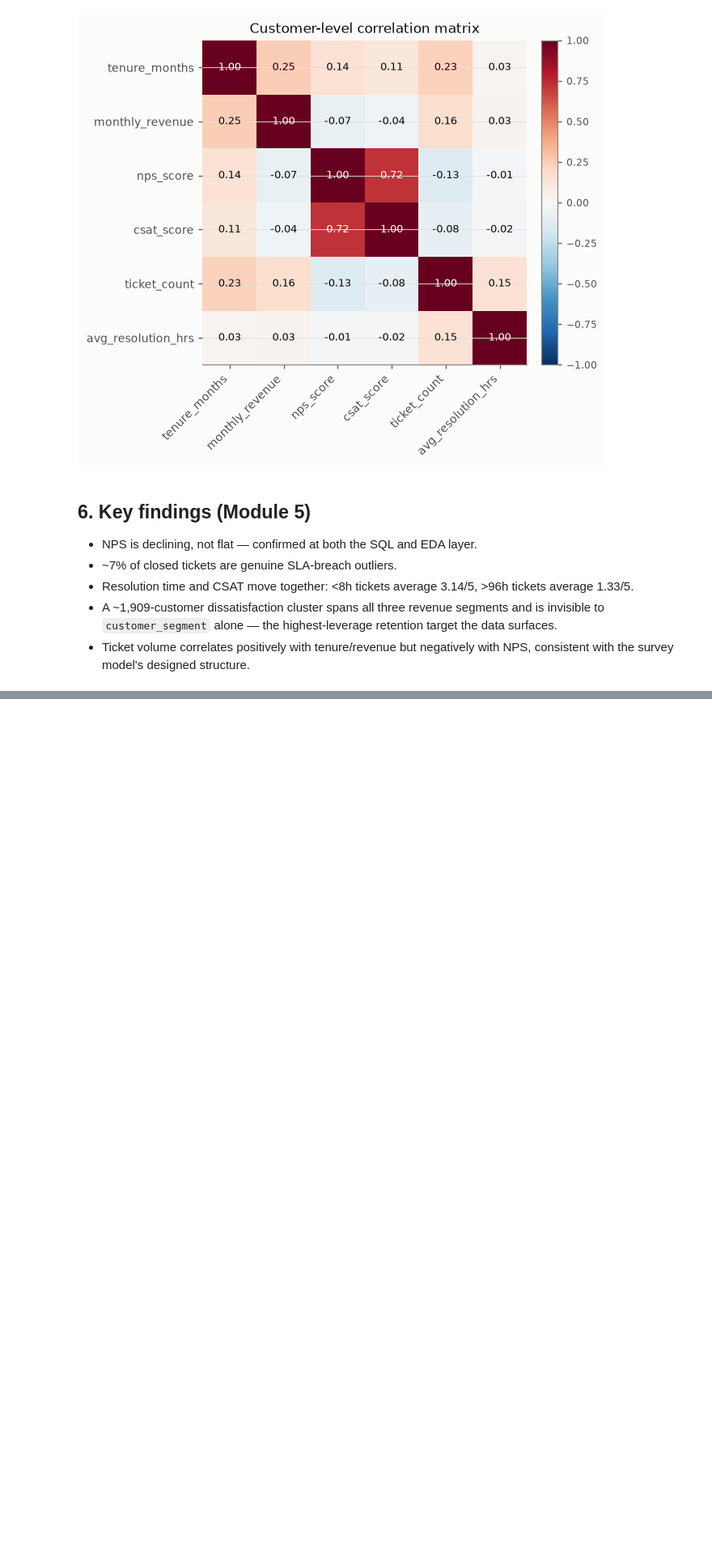
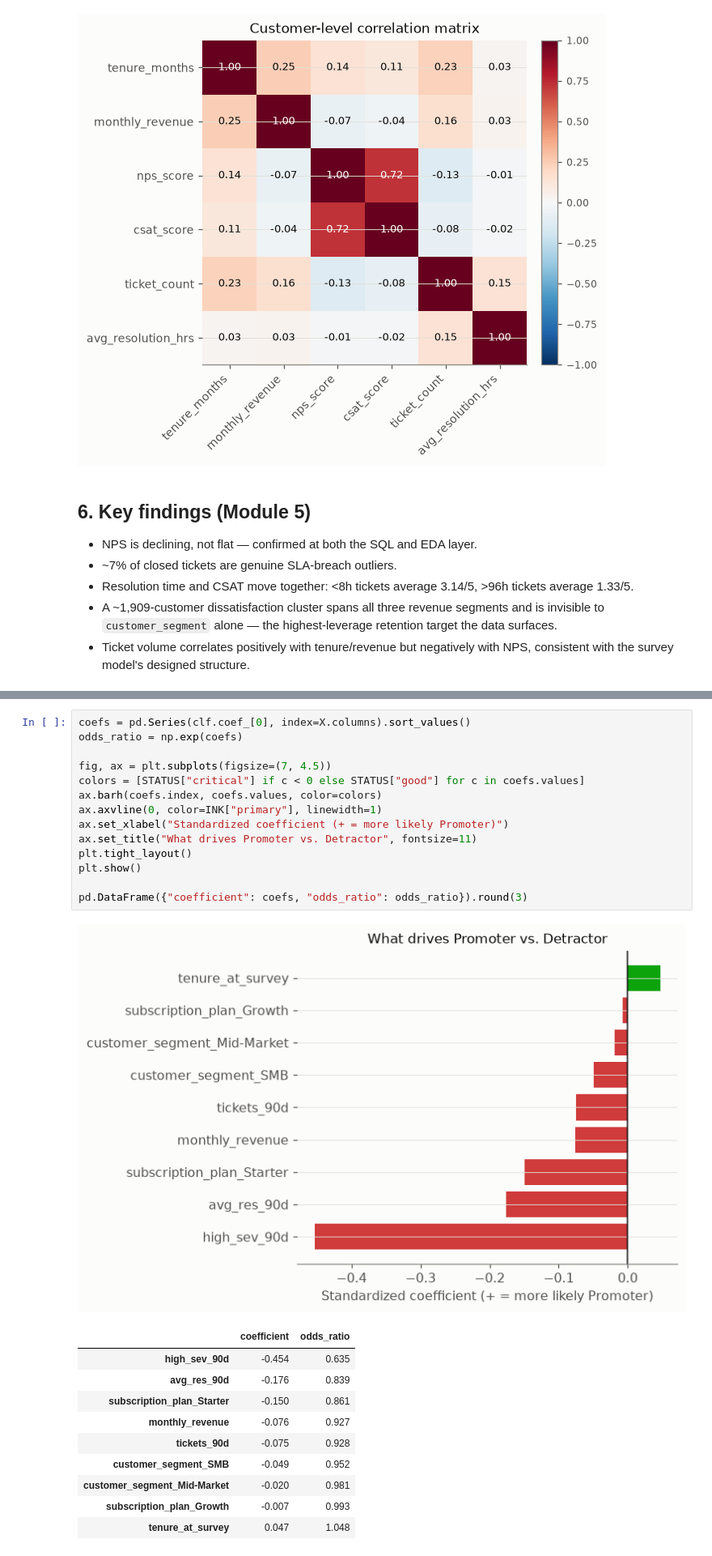
Before and after one commit to Quantique-Realm/VoiceIQ, a Jupyter notebook: notebooks/03_customer_insights.ipynb, the cells around one changed output, grey strips where cells are left out. Shown at 81% size. Cells and saved outputs as stored; diff of their text form; blank space fills up the shorter version.

```diff
--- a/notebooks/03_customer_insights.ipynb
+++ b/notebooks/03_customer_insights.ipynb
@@ -287,0 +381,26 @@ plt.show()
+# %%
+coefs = pd.Series(clf.coef_[0], index=X.columns).sort_values()
+odds_ratio = np.exp(coefs)
+
+fig, ax = plt.subplots(figsize=(7, 4.5))
+colors = [STATUS["critical"] if c < 0 else STATUS["good"] for c in coefs.values]
+ax.barh(coefs.index, coefs.values, color=colors)
+ax.axvline(0, color=INK["primary"], linewidth=1)
+ax.set_xlabel("Standardized coefficient (+ = more likely Promoter)")
+ax.set_title("What drives Promoter vs. Detractor", fontsize=11)
+plt.tight_layout()
+plt.show()
+
+pd.DataFrame({"coefficient": coefs, "odds_ratio": odds_ratio}).round(3)
+# %% [output]
+[figure, added]
+|  | coefficient | odds_ratio |
+| high_sev_90d | -0.454 | 0.635 |
+| avg_res_90d | -0.176 | 0.839 |
+| subscription_plan_Starter | -0.150 | 0.861 |
+| monthly_revenue | -0.076 | 0.927 |
+| tickets_90d | -0.075 | 0.928 |
+| customer_segment_SMB | -0.049 | 0.952 |
+| customer_segment_Mid-Market | -0.020 | 0.981 |
+| subscription_plan_Growth | -0.007 | 0.993 |
+| tenure_at_survey | 0.047 | 1.048 |
```
Also changed, not shown: parts of 8 cells of this notebook.
